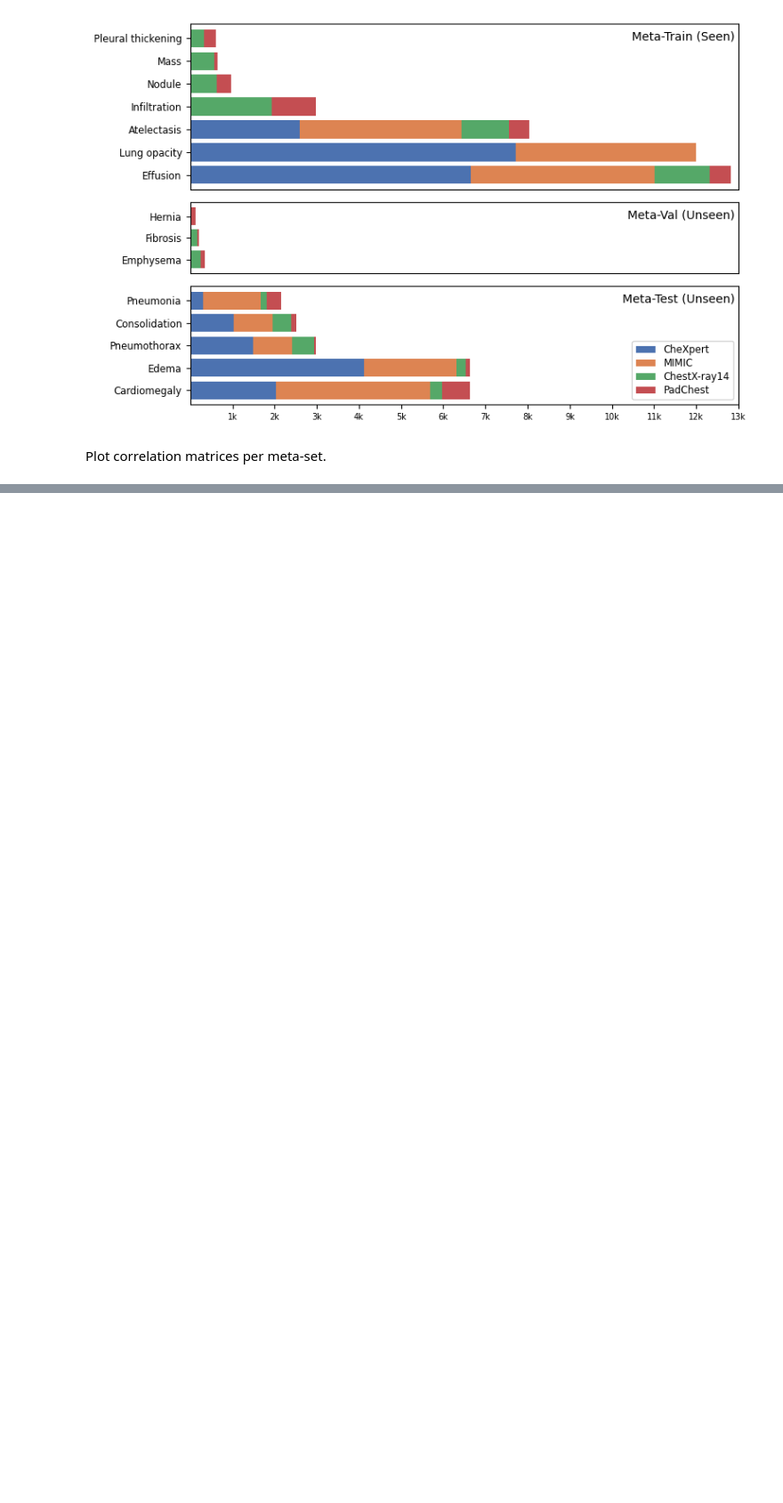
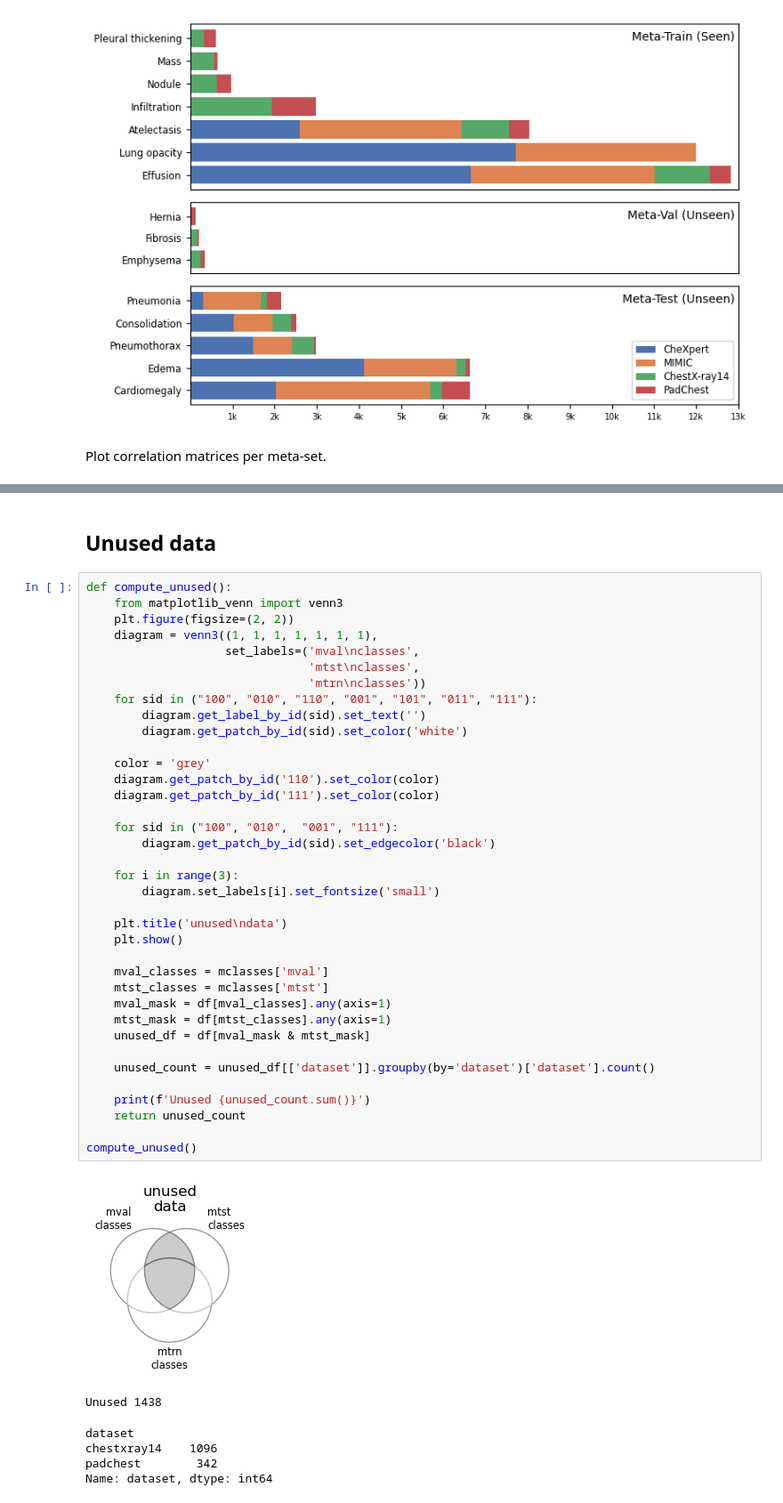
Before and after one commit to richardtml/metachest-dev, a Jupyter notebook: mtl_complete.ipynb, the cells around one changed output, grey strips where cells are left out. Shown at 89% size. Saved outputs shown, nothing was run; the diff lists cells and outputs as text; blank space fills up the shorter version.

```diff
--- a/mtl_complete.ipynb
+++ b/mtl_complete.ipynb
@@ -190,0 +178,46 @@ for mset in ('mtrn', 'mval', 'mtst'):
+# %% [markdown]
+## Unused data
+# %%
+def compute_unused():
+    from matplotlib_venn import venn3
+    plt.figure(figsize=(2, 2))
+    diagram = venn3((1, 1, 1, 1, 1, 1, 1),
+                    set_labels=('mval\nclasses',
+                                'mtst\nclasses',
+                                'mtrn\nclasses'))
+    for sid in ("100", "010", "110", "001", "101", "011", "111"):
+        diagram.get_label_by_id(sid).set_text('')
+        diagram.get_patch_by_id(sid).set_color('white')
+
+    color = 'grey'
+    diagram.get_patch_by_id('110').set_color(color)
+    diagram.get_patch_by_id('111').set_color(color)
+
+    for sid in ("100", "010",  "001", "111"):
+        diagram.get_patch_by_id(sid).set_edgecolor('black')
+
+    for i in range(3):
+        diagram.set_labels[i].set_fontsize('small')
+
+    plt.title('unused\ndata')
+    plt.show()
+
+    mval_classes = mclasses['mval']
+    mtst_classes = mclasses['mtst']
+    mval_mask = df[mval_classes].any(axis=1)
+    mtst_mask = df[mtst_classes].any(axis=1)
+    unused_df = df[mval_mask & mtst_mask]
+
+    unused_count = unused_df[['dataset']].groupby(by='dataset')['dataset'].count()
+
+    print(f'Unused {unused_count.sum()}')
+    return unused_count
+
+compute_unused()
+# %% [output]
+[figure, added]
+Unused 1438
+dataset
+chestxray14    1096
+padchest        342
+Name: dataset, dtype: int64
```
Also changed, not shown: parts of 3 cells of this notebook, 3 other files.
